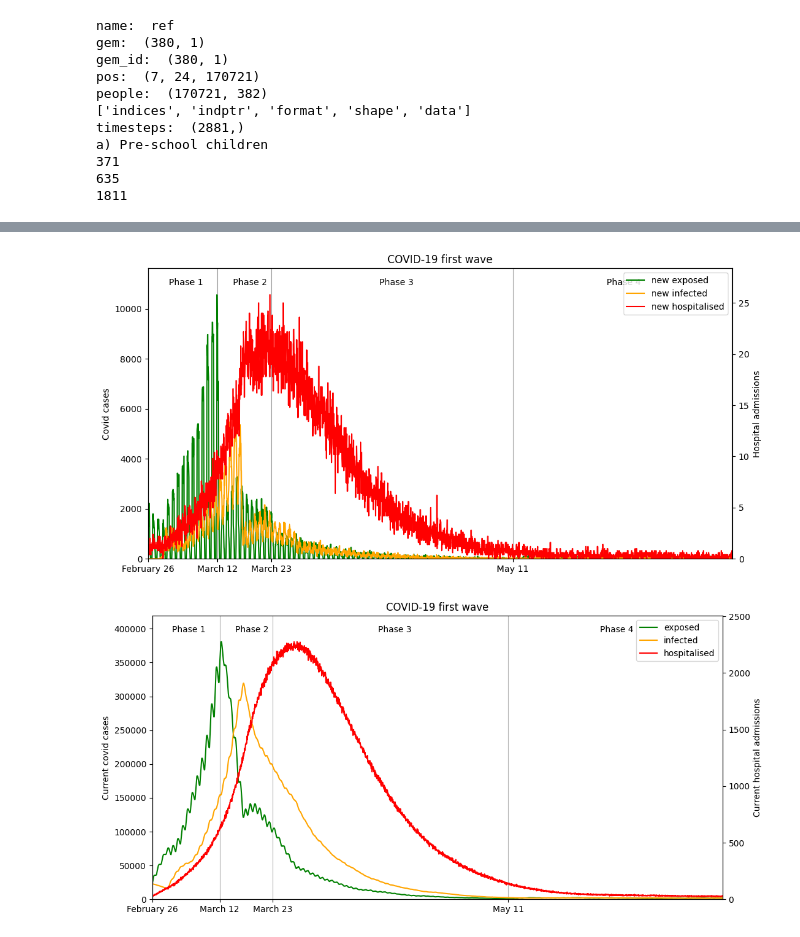
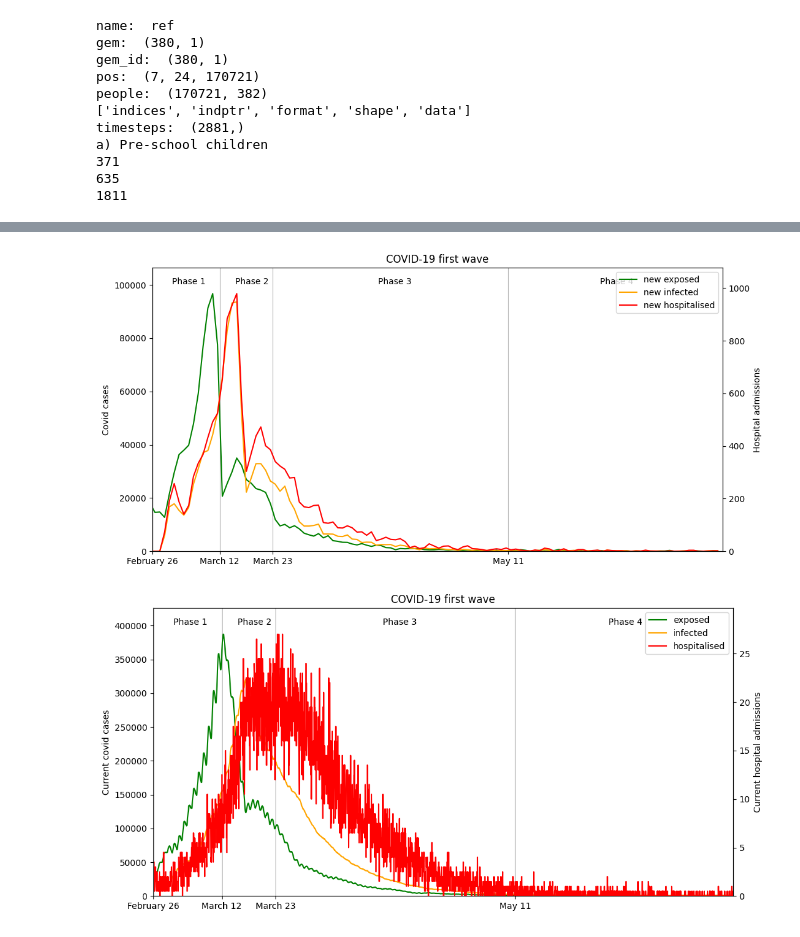
Before and after one commit to larsdekwant/covid-gravity-model, a Jupyter notebook: analysis.ipynb, the cells around one changed output, grey strips where cells are left out. Saved outputs shown, nothing was run; the diff lists cells and outputs as text; code cells hidden in the pictures.

Commit message:
fix daily new values

```diff
--- a/analysis.ipynb
+++ b/analysis.ipynb
@@ -169,7 +177,7 @@ for data in data_points:
         p_hos = [p_hos_map[data.people['Group'][agent]] for agent in new_infected]
         p_hos_people = np.repeat(p_hos, people_per_agent)
         mask_hos = np.random.rand(count_infected_ppl) < p_hos_people
-        time_lag = 24 * np.random.weibull(14/10, size=count_infected_ppl) * 10
+        time_lag = np.random.weibull(14/10, size=count_infected_ppl) * 10
         hos_time = time_lag[mask_hos].astype(int)
 
         # Store the hospitalisation on correct timestep
@@ -199,10 +207,13 @@ for raw_data in raw_runs_data:
     avg_data = copy.copy(raw_data[0])
     avg_data.exposed = np.average(np.array([run.exposed for run in raw_data]), axis=0)
     avg_data.new_exposed = np.average(np.array([run.new_exposed for run in raw_data]), axis=0)
+    avg_data.new_exposed = np.sum(avg_data.new_exposed.reshape(-1,24),axis=1)
     avg_data.infected = np.average(np.array([run.infected for run in raw_data]), axis=0)
     avg_data.new_infected = np.average(np.array([run.new_infected for run in raw_data]), axis=0)
+    avg_data.new_infected = np.sum(avg_data.new_infected.reshape(-1,24),axis=1)
     avg_data.recovered = np.average(np.array([run.recovered for run in raw_data]), axis=0)
     avg_data.hospital = np.average(np.array([run.hospital for run in raw_data]), axis=0)
+    avg_data.hospital = np.sum(avg_data.hospital.reshape(-1,24),axis=1)
     avg_data_points.append(avg_data)
 
 #avg_ref_data = data_points[0]
@@ -229,40 +262,41 @@ phase1 = phase2 - 14 * 24 # feb 27th is 14 days before march 12th
 
 phases = [phase1, phase2, phase3, phase4]
 
-x_max = len(avg_ref_data.hospital)
+x_max = timesteps
 plt.xlim(phase1, x_max)
 y1_max = np.max(avg_ref_data.new_exposed)
 y2_max = np.max(avg_ref_data.hospital)
 ax1.set_ylim([0, y1_max * 1.1])
 ax2.set_ylim([0, y2_max * 1.1])
 
 lines = []
 time_range = np.arange(0, x_max)
-ln1 = ax1.plot(time_range, avg_ref_data.new_exposed, label='new exposed', color='green')
-ln2 = ax1.plot(time_range, avg_ref_data.new_infected, label='new infected', color='orange')
-ln3 = ax2.plot(time_range, avg_ref_data.hospital, label='new hospitalised', color='red')
+time_range_daily = np.arange(0, x_max, 24)
+ln1 = ax1.plot(time_range_daily, avg_ref_data.new_exposed, label='new exposed', color='green')
+ln2 = ax1.plot(time_range_daily, avg_ref_data.new_infected, label='new infected', color='orange')
+ln3 = ax2.plot(time_range_daily, avg_ref_data.hospital, label='new hospitalised', color='red')
 lines = lines + ln1 + ln2 + ln3
 
 # Print phase labels on top of graph
 phase_labels = ['Phase 1', 'Phase 2', 'Phase 3', 'Phase 4']
 phase_label_pos = np.array([phase2 /2, (phase3+phase2) / 2, (phase4+phase3) / 2, (x_max+phase4) / 2]) / x_max
 for label, pos in zip(phase_labels, phase_label_pos):
     ax1.text(pos, 0.95, label, transform=ax1.transAxes,
          ha='center', va='center', fontsize=10)
 
 # Compute phase date
 march12 = pd.to_datetime('2022-03-12')
 date_p1 = march12 + pd.DateOffset(hours= -int(phase2-phase1))
 date_p3 = march12 + pd.DateOffset(hours=  int(phase3-phase2))
 date_p4 = march12 + pd.DateOffset(hours=  int(phase4-phase2))
 
 # Print specific date labels on x-axis
 ax1.grid(axis='x')
 ax1.set_xticks(phases, map(lambda dt: dt.strftime('%B %d'), [date_p1, march12, date_p3, date_p4]))
 ax1.legend(lines, [l.get_label() for l in lines])
 plt.show()
 # %% [output]
-[figure, old version]
+[figure, new version]
 # %%
 import matplotlib.pyplot as plt
 
@@ -319,7 +353,7 @@ ax1.set_xticks(phases, map(lambda dt: dt.strftime('%B %d'), [date_p1, march12, d
 ax1.legend(lines, [l.get_label() for l in lines])
 plt.show()
 # %% [output]
-[figure, old version]
+[figure, new version]
 # %%
 # Recreates figure 3(a) of the paper
 
```
Also changed, not shown: parts of 4 cells of this notebook.
